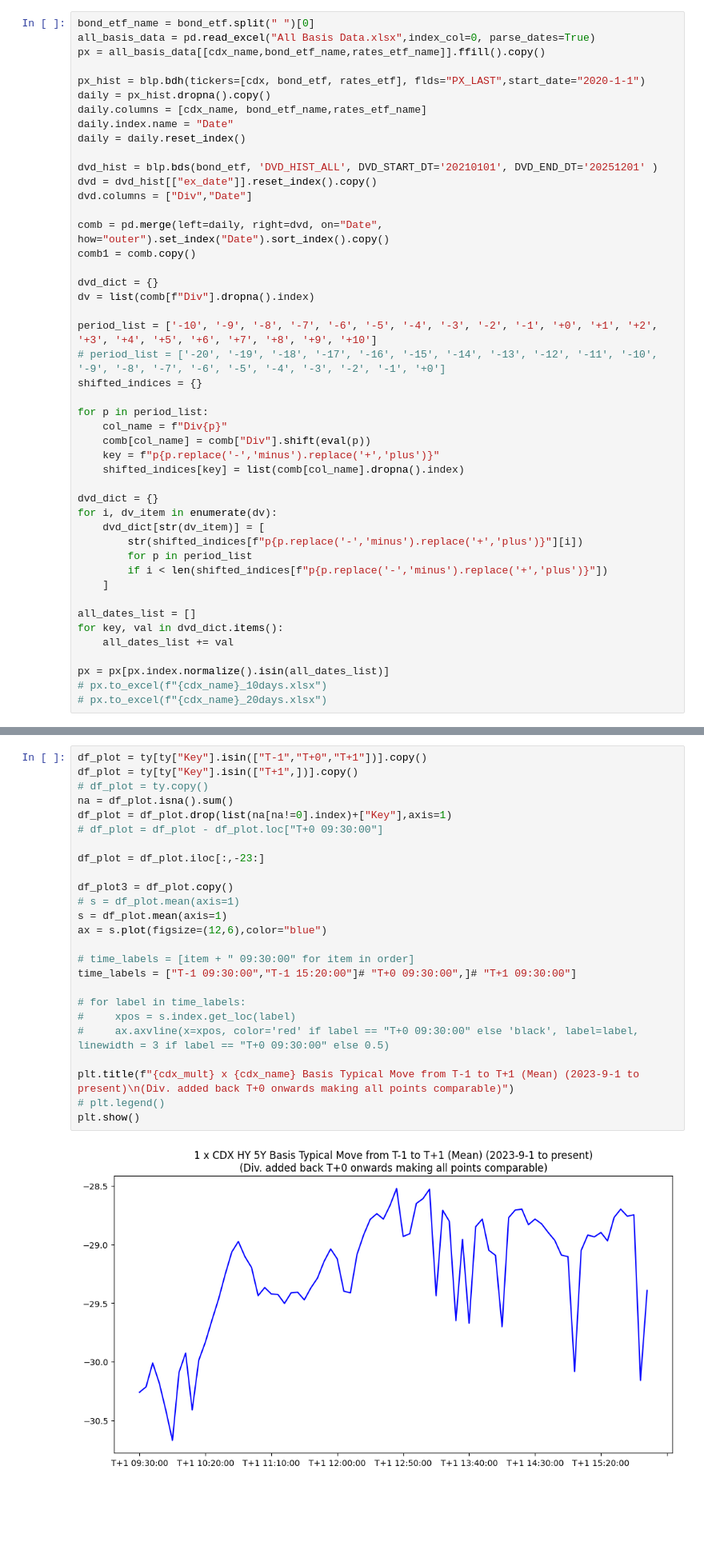
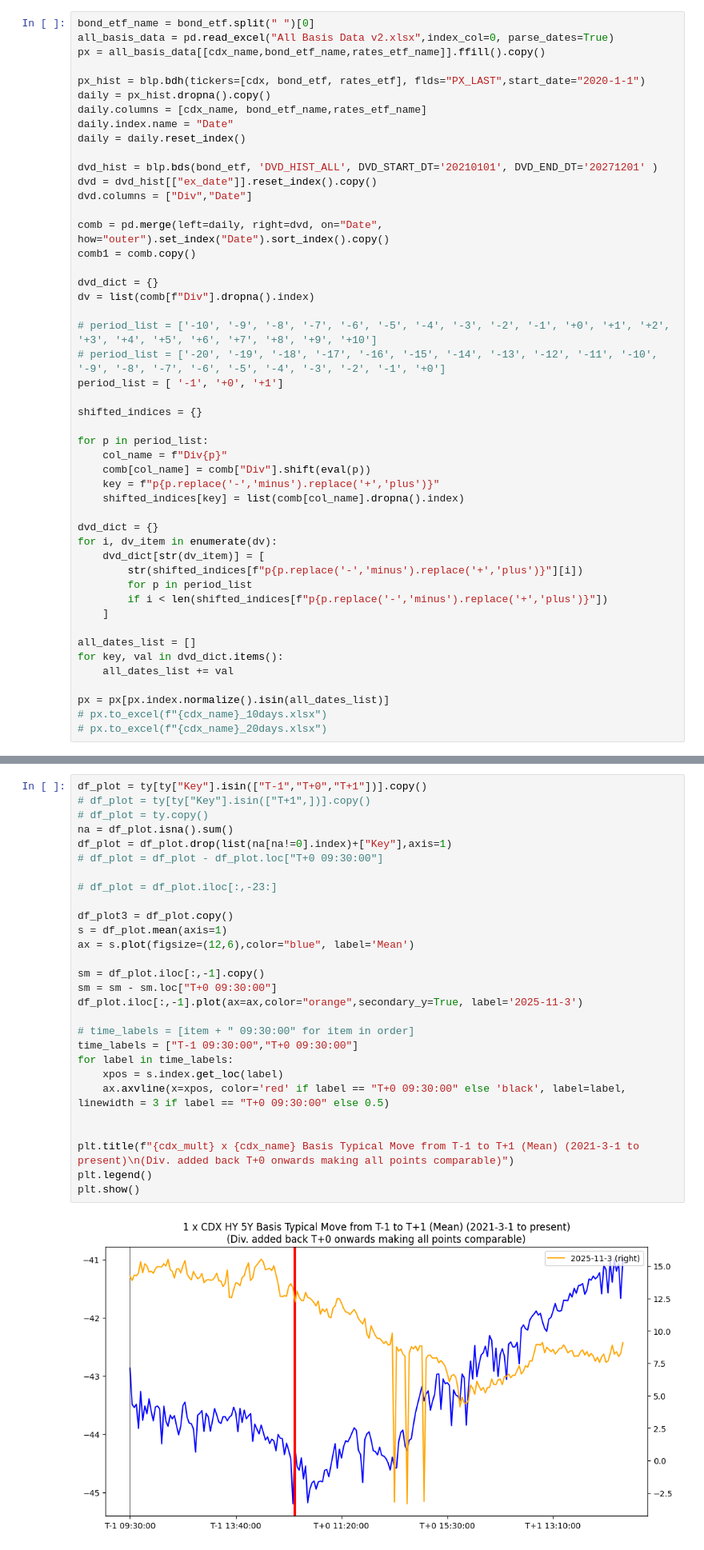
Before and after one commit to vasusharmaiiicm/59.-HYG-Div-Date-Perf, a Jupyter notebook: Final.ipynb, the cells around one changed output, grey strips where cells are left out. Shown at 80% size. Saved outputs shown, nothing was run; the diff lists cells and outputs as text; blank space fills up the shorter version.

```diff
--- a/Final.ipynb
+++ b/Final.ipynb
@@ -63,7 +63,7 @@ rates_etf_name = "US 5Y"
 # rates_etf_name = "US 10Y"
 # %%
 bond_etf_name = bond_etf.split(" ")[0]
-all_basis_data = pd.read_excel("All Basis Data.xlsx",index_col=0, parse_dates=True)
+all_basis_data = pd.read_excel("All Basis Data v2.xlsx",index_col=0, parse_dates=True)
 px = all_basis_data[[cdx_name,bond_etf_name,rates_etf_name]].ffill().copy()
 
 px_hist = blp.bdh(tickers=[cdx, bond_etf, rates_etf], flds="PX_LAST",start_date="2020-1-1")
@@ -72,7 +72,7 @@ daily.columns = [cdx_name, bond_etf_name,rates_etf_name]
 daily.index.name = "Date"
 daily = daily.reset_index()
 
-dvd_hist = blp.bds(bond_etf, 'DVD_HIST_ALL', DVD_START_DT='20210101', DVD_END_DT='20251201' )
+dvd_hist = blp.bds(bond_etf, 'DVD_HIST_ALL', DVD_START_DT='20210101', DVD_END_DT='20271201' )
 dvd = dvd_hist[["ex_date"]].reset_index().copy()
 dvd.columns = ["Div","Date"]
 
@@ -82,8 +82,10 @@ comb1 = comb.copy()
 dvd_dict = {}
 dv = list(comb[f"Div"].dropna().index)
 
-period_list = ['-10', '-9', '-8', '-7', '-6', '-5', '-4', '-3', '-2', '-1', '+0', '+1', '+2', '+3', '+4', '+5', '+6', '+7', '+8', '+9', '+10']
+# period_list = ['-10', '-9', '-8', '-7', '-6', '-5', '-4', '-3', '-2', '-1', '+0', '+1', '+2', '+3', '+4', '+5', '+6', '+7', '+8', '+9', '+10']
 # period_list = ['-20', '-19', '-18', '-17', '-16', '-15', '-14', '-13', '-12', '-11', '-10', '-9', '-8', '-7', '-6', '-5', '-4', '-3', '-2', '-1', '+0']
+period_list = [ '-1', '+0', '+1']
+
 shifted_indices = {}
 
 for p in period_list:
@@ -360,27 +253,30 @@ all_data
 # %%
 df_plot = ty[ty["Key"].isin(["T-1","T+0","T+1"])].copy()
-df_plot = ty[ty["Key"].isin(["T+1",])].copy()
+# df_plot = ty[ty["Key"].isin(["T+1",])].copy()
 # df_plot = ty.copy()
 na = df_plot.isna().sum()
 df_plot = df_plot.drop(list(na[na!=0].index)+["Key"],axis=1)
 # df_plot = df_plot - df_plot.loc["T+0 09:30:00"]
 
-df_plot = df_plot.iloc[:,-23:]
+# df_plot = df_plot.iloc[:,-23:]
 
 df_plot3 = df_plot.copy()
-# s = df_plot.mean(axis=1)
 s = df_plot.mean(axis=1)
-ax = s.plot(figsize=(12,6),color="blue")
+ax = s.plot(figsize=(12,6),color="blue", label='Mean')
+
+sm = df_plot.iloc[:,-1].copy()
+sm = sm - sm.loc["T+0 09:30:00"]
+df_plot.iloc[:,-1].plot(ax=ax,color="orange",secondary_y=True, label='2025-11-3')
 
 # time_labels = [item + " 09:30:00" for item in order]
-time_labels = ["T-1 09:30:00","T-1 15:20:00"]# "T+0 09:30:00",]# "T+1 09:30:00"]
+time_labels = ["T-1 09:30:00","T+0 09:30:00"]
+for label in time_labels:
+    xpos = s.index.get_loc(label)
+    ax.axvline(x=xpos, color='red' if label == "T+0 09:30:00" else 'black', label=label, linewidth = 3 if label == "T+0 09:30:00" else 0.5)
 
-# for label in time_labels:
-#     xpos = s.index.get_loc(label)
-#     ax.axvline(x=xpos, color='red' if label == "T+0 09:30:00" else 'black', label=label, linewidth = 3 if label == "T+0 09:30:00" else 0.5)
 
-plt.title(f"{cdx_mult} x {cdx_name} Basis Typical Move from T-1 to T+1 (Mean) (2023-9-1 to present)\n(Div. added back T+0 onwards making all points comparable)")
-# plt.legend()
+plt.title(f"{cdx_mult} x {cdx_name} Basis Typical Move from T-1 to T+1 (Mean) (2021-3-1 to present)\n(Div. added back T+0 onwards making all points comparable)")
+plt.legend()
 plt.show()
 # %% [output]
-[figure, old version]
+[figure, new version]
```
Also changed, not shown: parts of 12 cells of this notebook, 5 other files.
